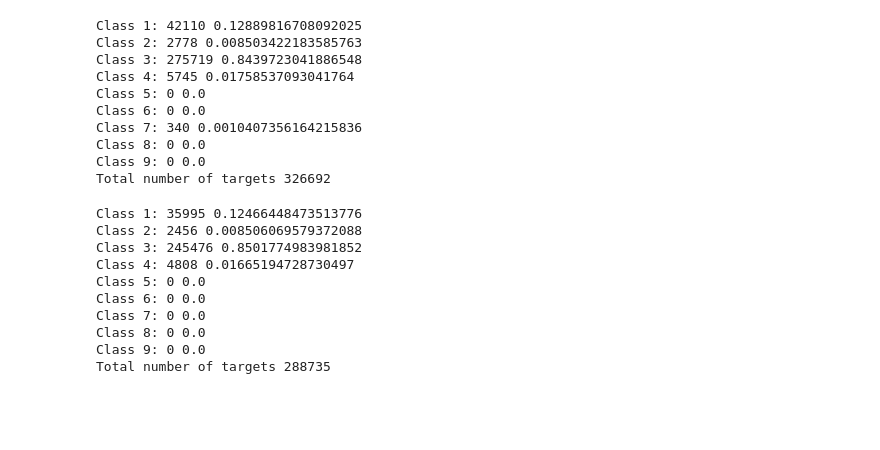
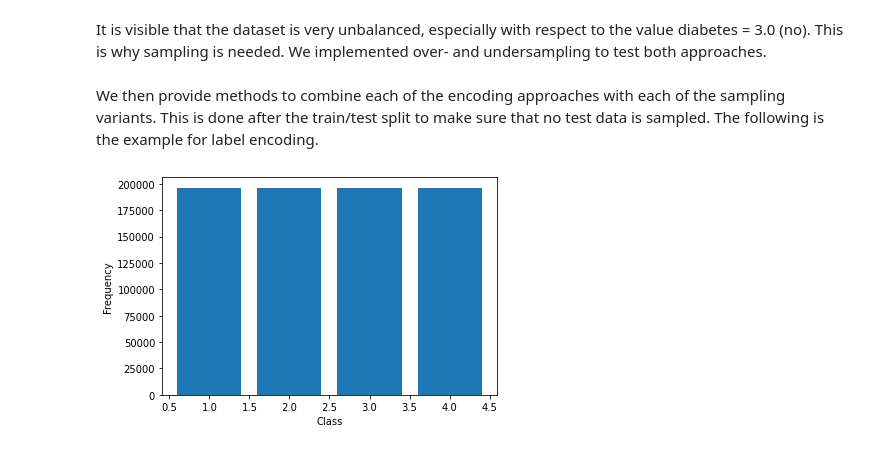
Before and after one commit to medplot/data-mining-project, a Jupyter notebook: jupyter_notebooks/preprocessing.ipynb, the cells around one changed output. Drawn from its saved outputs; the diff is of its cells as text; code cells hidden in the pictures; blank space fills up the shorter version.

```diff
--- a/jupyter_notebooks/preprocessing.ipynb
+++ b/jupyter_notebooks/preprocessing.ipynb
@@ -55,33 +206,37 @@ Total number of targets 441449
-# %%
-dataset = remove_refused_columns(complete_dataset)
-target = pd.DataFrame(dataset["Diabetes"])
-dataset = dataset.drop(columns="Diabetes")
-count_classes(target)
-# %% [output]
-Class 1: 42110 0.12889816708092025
-Class 2: 2778 0.008503422183585763
-Class 3: 275719 0.8439723041886548
-Class 4: 5745 0.01758537093041764
-Class 5: 0 0.0
-Class 6: 0 0.0
-Class 7: 340 0.0010407356164215836
-Class 8: 0 0.0
-Class 9: 0 0.0
-Total number of targets 326692
-# %%
-dataset = remove_refused_columns(complete_dataset)
-dataset = remove_unknown_columns(dataset)
-target = pd.DataFrame(dataset["Diabetes"])
-dataset = dataset.drop(columns="Diabetes")
-count_classes(target)
-# %% [output]
-Class 1: 35995 0.12466448473513776
-Class 2: 2456 0.008506069579372088
-Class 3: 245476 0.8501774983981852
-Class 4: 4808 0.01665194728730497
-Class 5: 0 0.0
-Class 6: 0 0.0
-Class 7: 0 0.0
-Class 8: 0 0.0
-Class 9: 0 0.0
-Total number of targets 288735
+# %% [markdown]
+It is visible that the dataset is very unbalanced, especially with respect to the value diabetes = 3.0 (no).
+This is why sampling is needed.
+We implemented over- and undersampling to test both approaches.
+# %%
+def oversample_dataset(dataset, target) -> Tuple[DataFrame, DataFrame]:
+    over_sampler = RandomOverSampler()
+    brfss_balanced, brfss_balanced_target = over_sampler.fit_resample(dataset, target)
+    return brfss_balanced, brfss_balanced_target
+
+
+def undersample_dataset(dataset, target) -> Tuple[DataFrame, DataFrame]:
+    under_sampler = RandomUnderSampler()
+    brfss_balanced, brfss_balanced_target = under_sampler.fit_resample(dataset, target)
+    return brfss_balanced, brfss_balanced_target
+# %% [markdown]
+We then provide methods to combine each of the encoding approaches with each of the sampling variants.
+This is done after the train/test split to make sure that no test data is sampled.
+The following is the example for label encoding.
+# %%
+def get_preprocessed_brfss_dataset_label_encoded_train_test_split_oversampled() \
+        -> Tuple[DataFrame, DataFrame, DataFrame, DataFrame]:
+    data_train, data_test, target_train, target_test = get_preprocessed_brfss_dataset_label_encoded_train_test_split()
+    data_train, target_train = oversample_dataset(data_train, target_train)
+    return data_train, data_test, target_train, target_test
+
+
+def get_preprocessed_brfss_dataset_label_encoded_train_test_split_undersampled() \
+        -> Tuple[DataFrame, DataFrame, DataFrame, DataFrame]:
+    data_train, data_test, target_train, target_test = get_preprocessed_brfss_dataset_label_encoded_train_test_split()
+    data_train, target_train = undersample_dataset(data_train, target_train)
+    return data_train, data_test, target_train, target_test
+# %%
+data_train, data_test, target_train, target_test = get_preprocessed_brfss_dataset_label_encoded_train_test_split_oversampled()
+plot_class_frequencies(target_train)
+# %% [output]
+[figure, added]
```
Also changed, not shown: parts of 32 cells of this notebook, 5 other files.
